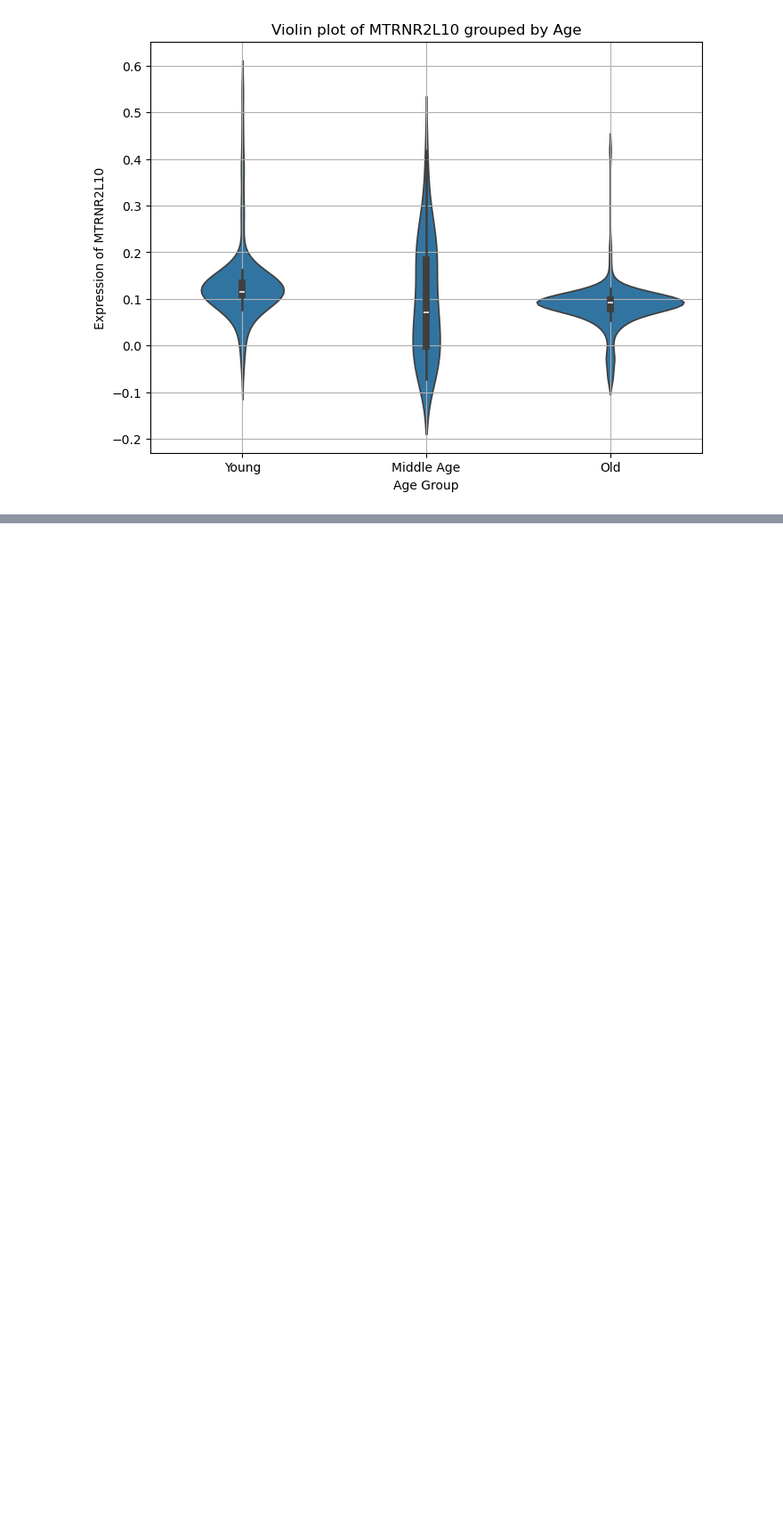
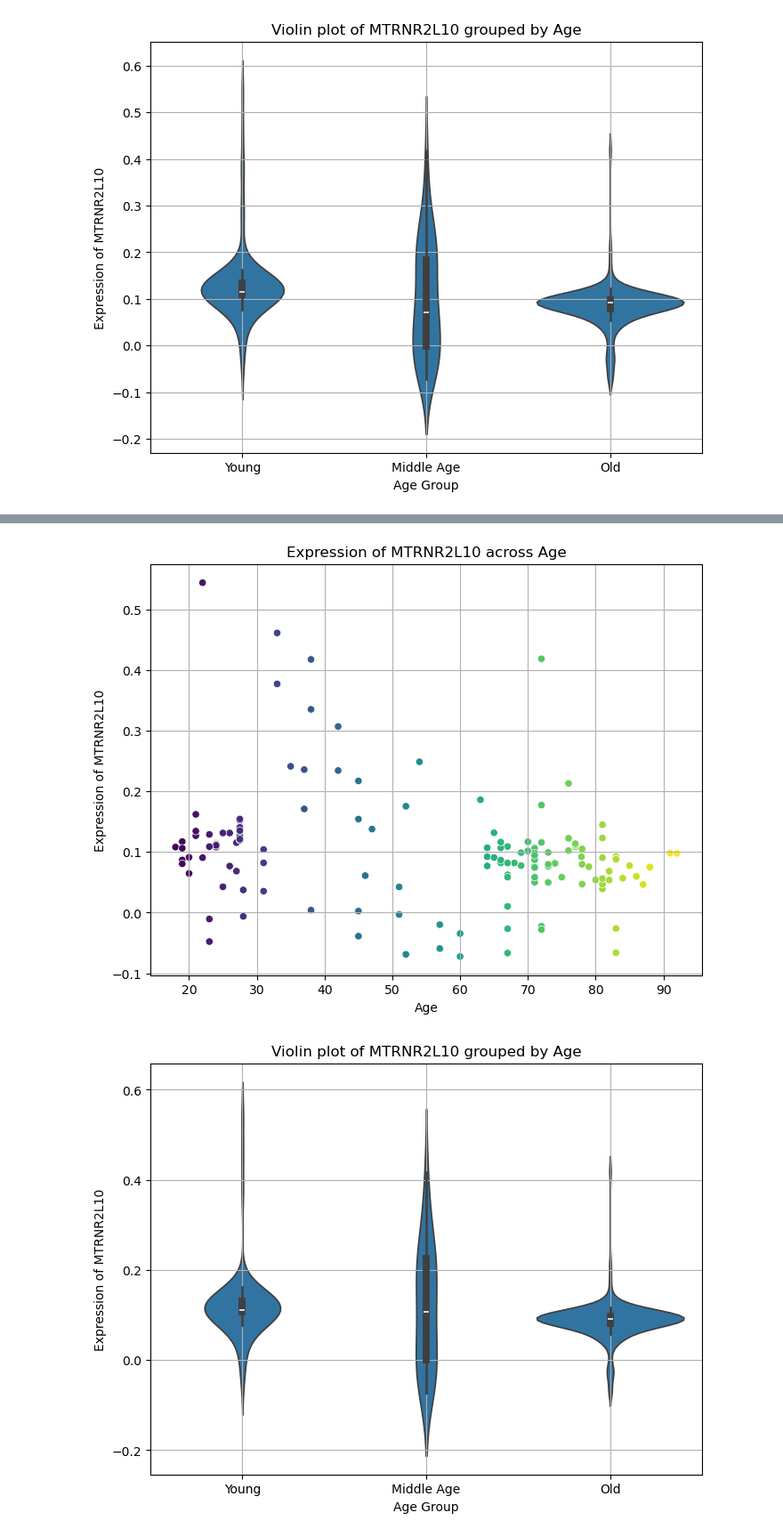
Before and after one commit to GuerreroVazquez/expression_profiles, a Jupyter notebook: Ploting_profiles.ipynb, the cells around one changed output, grey strips where cells are left out. Shown at 89% size. Cells and saved outputs as stored; diff of their text form; code cells hidden in the pictures; blank space fills up the shorter version.

```diff
--- a/Ploting_profiles.ipynb
+++ b/Ploting_profiles.ipynb
@@ -149 +165,6 @@ gene_profile(expression_data, 'MTRNR2L10')
+# %%
+gene_profile(expression_data[expression_data['Sex']=='Male'], 'MTRNR2L10')
+# %% [output]
+[figure, added]
+[figure, added]
 # %%
```
Also changed, not shown: parts of 22 cells of this notebook, 3 other files.
